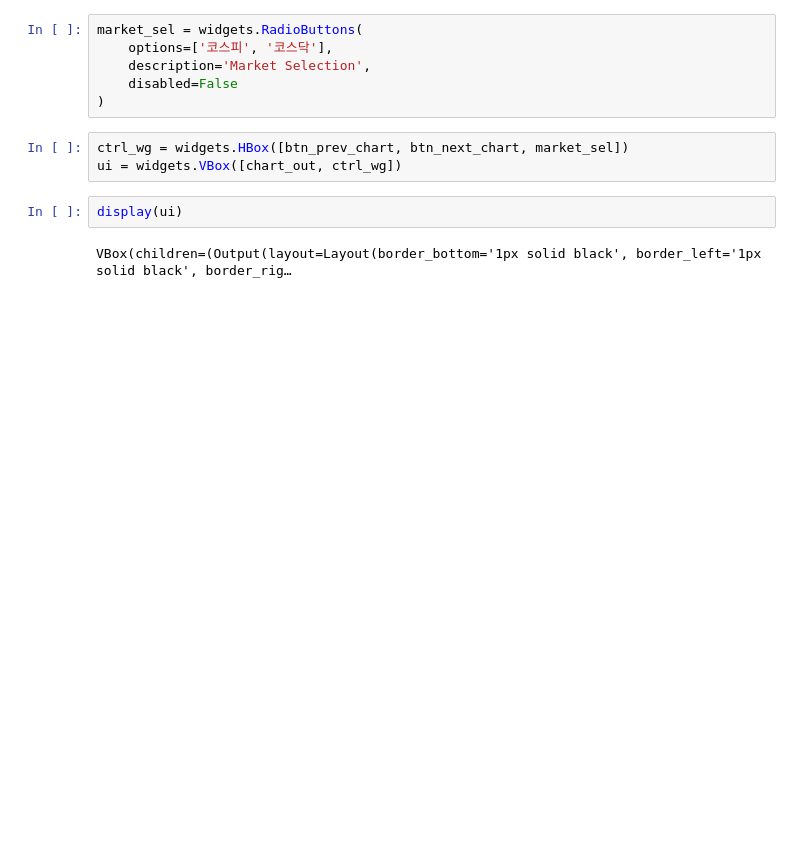
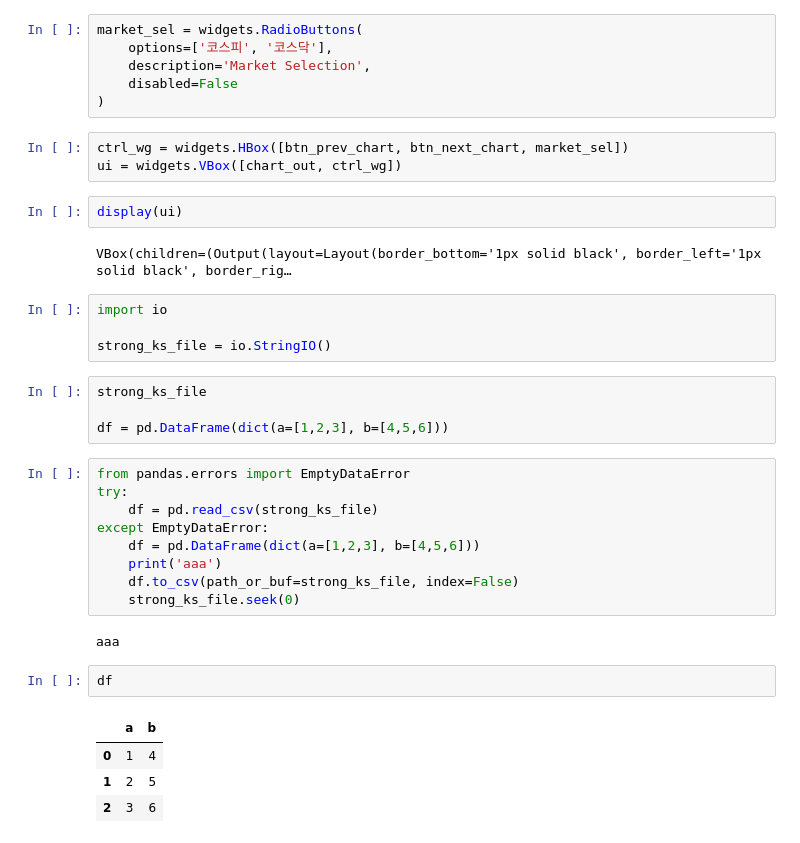
Before and after one commit to eisthf/market_analysis, a Jupyter notebook: dashboard.ipynb, the cells around one changed output. Saved outputs shown, nothing was run; the diff lists cells and outputs as text; blank space fills up the shorter version.

```diff
--- a/dashboard.ipynb
+++ b/dashboard.ipynb
@@ -95,3 +85,29 @@ ui = widgets.VBox([chart_out, ctrl_wg])
 display(ui)
 # %% [output]
 VBox(children=(Output(layout=Layout(border_bottom='1px solid black', border_left='1px solid black', border_rig…
+# %%
+import io
+
+strong_ks_file = io.StringIO()
+# %%
+strong_ks_file
+
+df = pd.DataFrame(dict(a=[1,2,3], b=[4,5,6]))
+# %%
+from pandas.errors import EmptyDataError
+try:
+    df = pd.read_csv(strong_ks_file)
+except EmptyDataError:
+    df = pd.DataFrame(dict(a=[1,2,3], b=[4,5,6]))
+    print('aaa')
+    df.to_csv(path_or_buf=strong_ks_file, index=False)
+    strong_ks_file.seek(0)
+# %% [output]
+aaa
+# %%
+df
+# %% [output]
+|  | a | b |
+| 0 | 1 | 4 |
+| 1 | 2 | 5 |
+| 2 | 3 | 6 |
```
Also changed, not shown: parts of 3 cells of this notebook, 3 other files.
